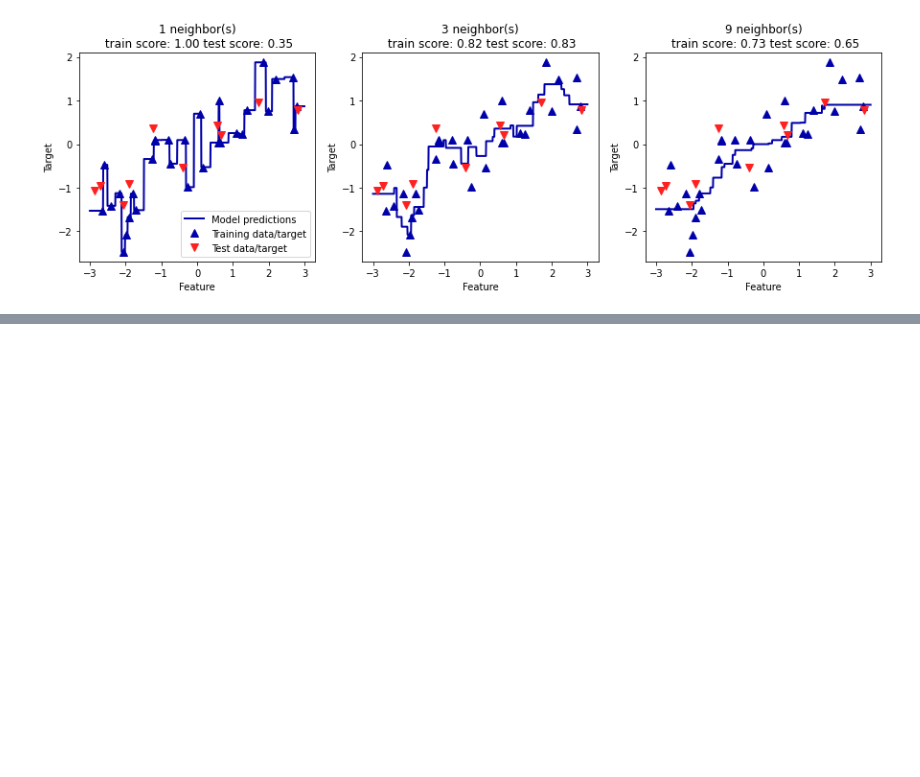
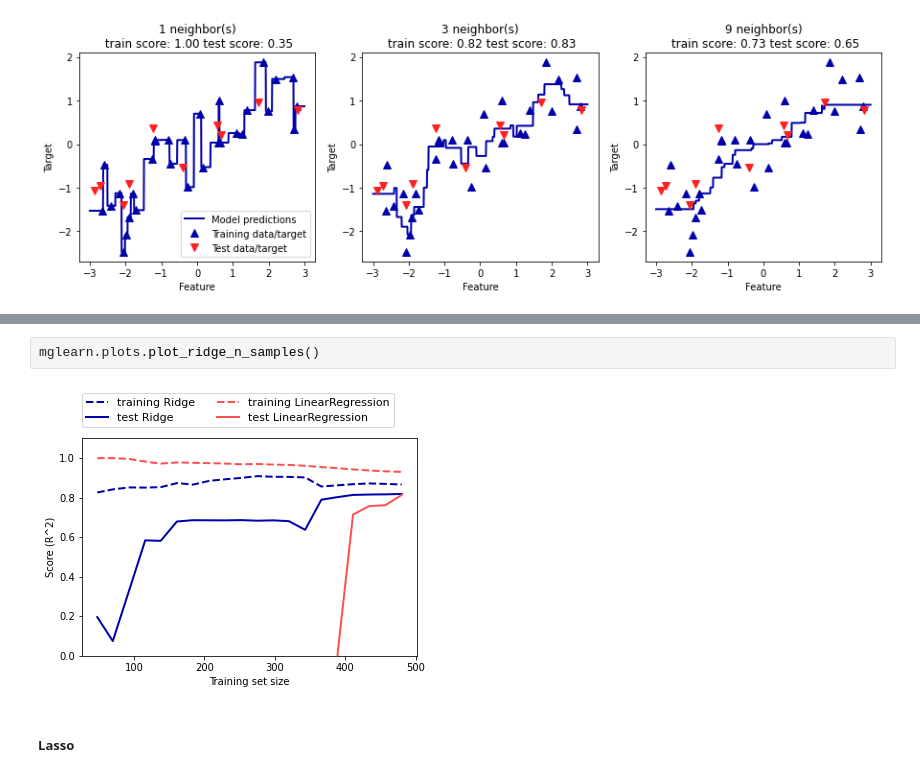
Before and after one commit to DDarean/StudyRepository, a Jupyter notebook: 3. Books/Introduction to ML with Python/Supervised Learning.ipynb, the cells around one changed output, grey strips where cells are left out. Drawn from its saved outputs; the diff is of its cells as text; blank space fills up the shorter version.

```diff
--- a/3. Books/Introduction to ML with Python/Supervised Learning.ipynb
+++ b/3. Books/Introduction to ML with Python/Supervised Learning.ipynb
@@ -156,0 +234,6 @@ axes[0].legend(["Model predictions", "Training data/target",
+# %%
+mglearn.plots.plot_ridge_n_samples()
+# %% [output]
+[figure, added]
+# %% [markdown]
+##### Lasso
```
Also changed, not shown: parts of 34 cells of this notebook.
